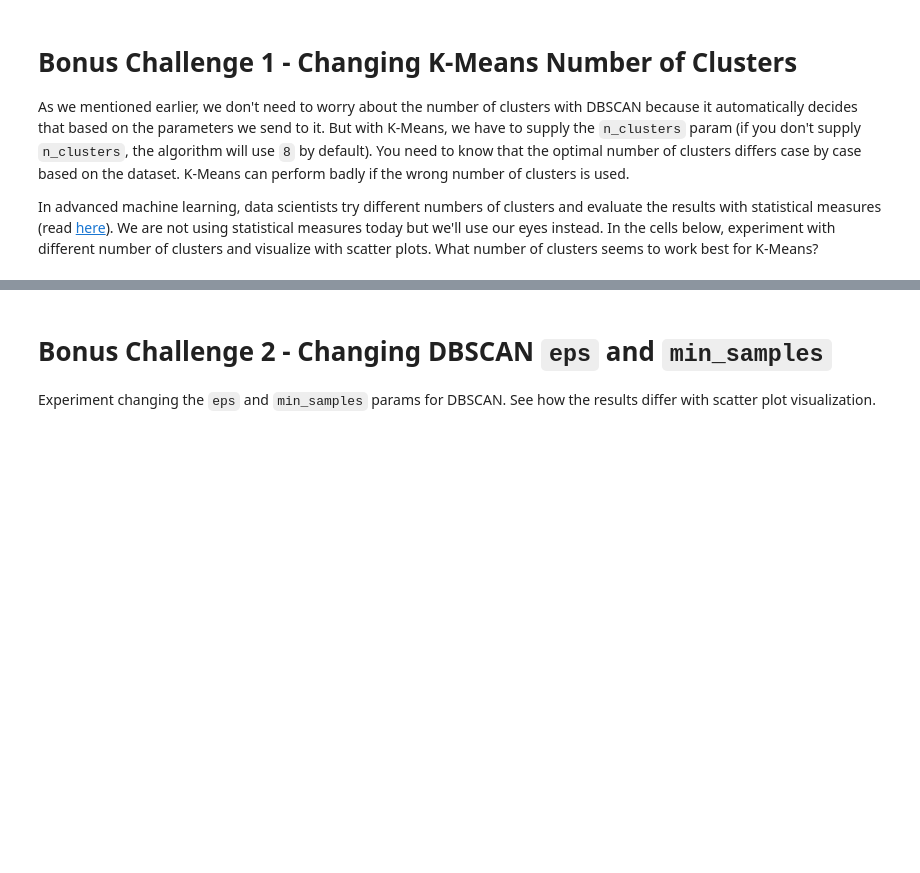
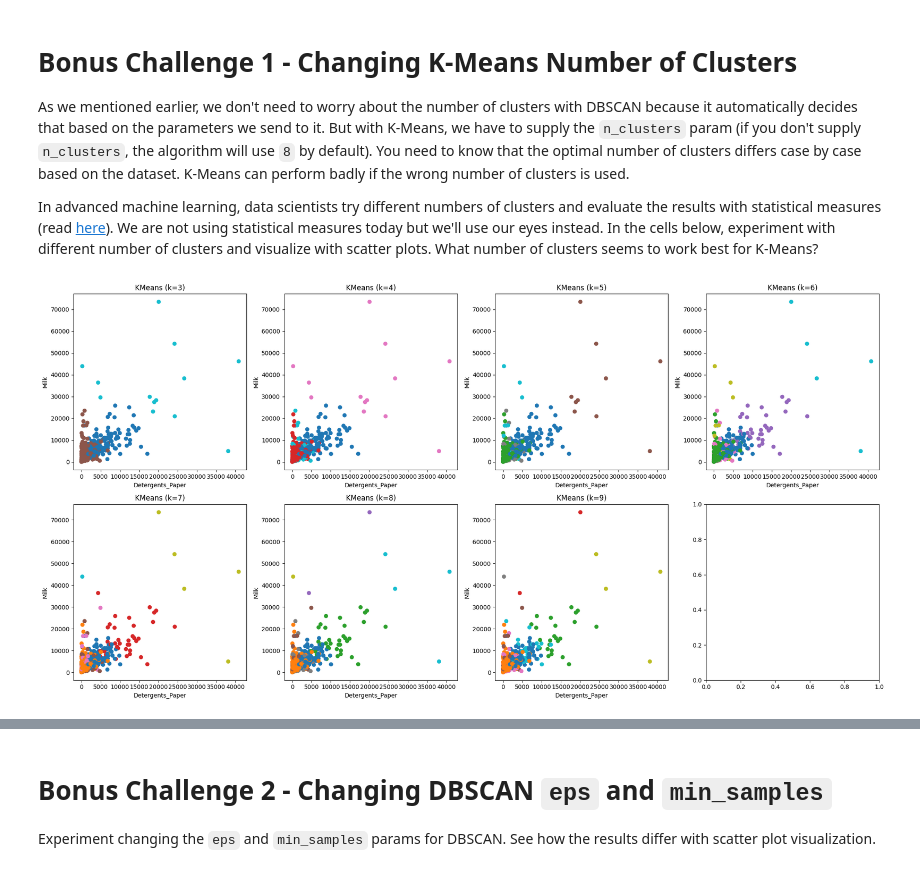
Before and after one commit to DSML-march2025-luis/w11d3-lab-unsupervised-learning, a Jupyter notebook: your-code/main.ipynb, the cells around one changed output, grey strips where cells are left out. Cells and saved outputs as stored; diff of their text form; code cells hidden in the pictures; blank space fills up the shorter version.

```diff
--- a/your-code/main.ipynb
+++ b/your-code/main.ipynb
@@ -484,0 +483,25 @@ In advanced machine learning, data scientists try different numbers of clusters
+# %%
+import matplotlib.pyplot as plt
+from sklearn.cluster import KMeans
+
+fig, axes = plt.subplots(2, 4, figsize=(20, 10))
+axes = axes.flatten()
+
+for i, k in enumerate(range(3, 10)):
+    kmeans = KMeans(n_clusters=k, random_state=42)
+    labels = kmeans.fit_predict(customers_scale)
+
+    axes[i].scatter(
+        customers['Detergents_Paper'],
+        customers['Milk'],
+        c=labels,
+        cmap='tab10'
+    )
+    axes[i].set_title(f'KMeans (k={k})')
+    axes[i].set_xlabel('Detergents_Paper')
+    axes[i].set_ylabel('Milk')
+
+plt.tight_layout()
+plt.show()
+# %% [output]
+[figure, added]
```
Also changed, not shown: parts of 5 cells of this notebook.
